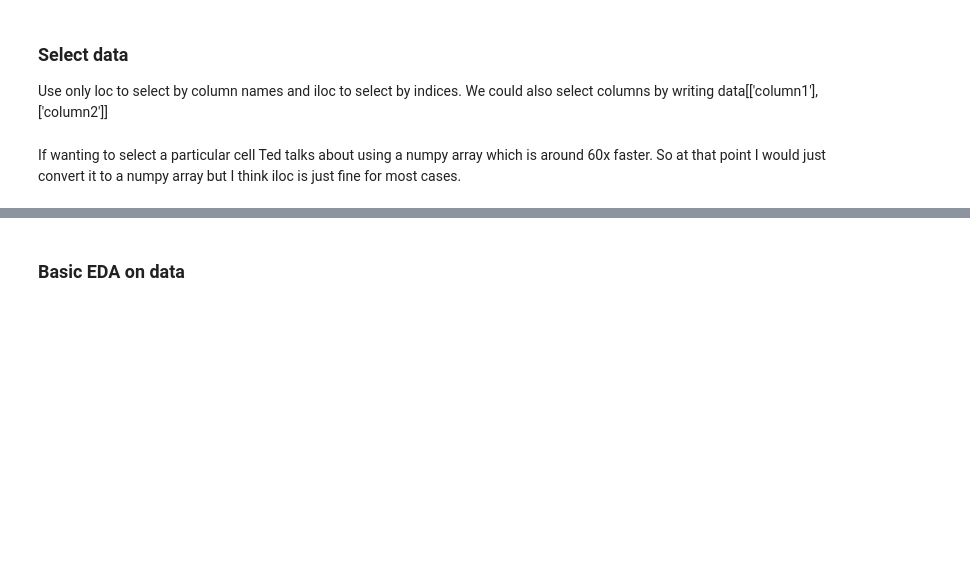
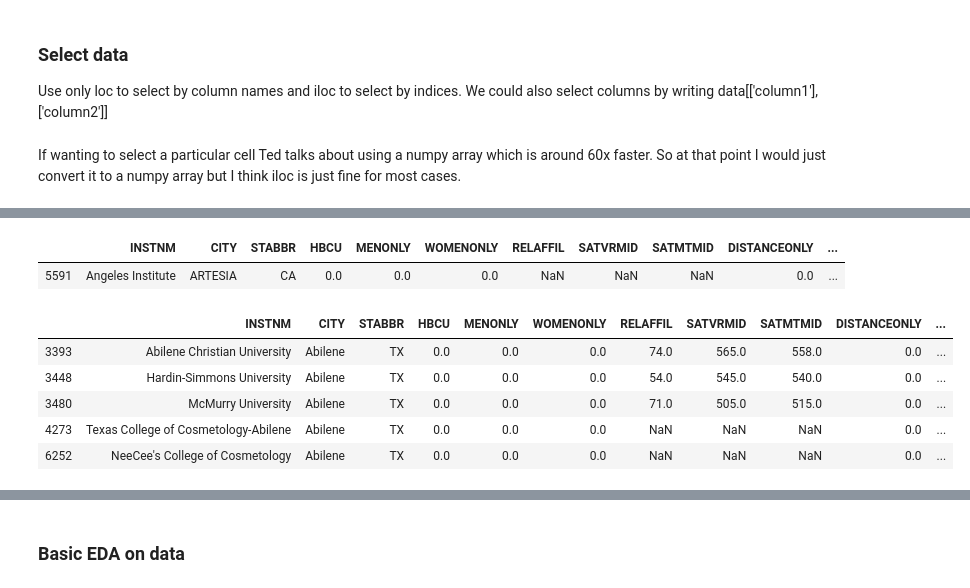
Before and after one commit to goodwin-matt/data_science_toolkit, a Jupyter notebook: DataScienceCode/General_DS/Pandas_Overview.ipynb, the cells around one changed output, grey strips where cells are left out. Drawn from its saved outputs; the diff is of its cells as text; code cells hidden in the pictures; blank space fills up the shorter version.

```diff
--- a/DataScienceCode/Pandas_Overview.ipynb
+++ b/DataScienceCode/General_DS/Pandas_Overview.ipynb
@@ -8,12 +8,12 @@ import numpy as np
 ### Read in data
 This is a college score card data set that the blog post I am looking at uses. It can be found at https://collegescorecard.ed.gov/data/ and download scorecard data. When reading in data Ted talks about using only "read_csv" since "read_table" will soon be deprecated.
 # %%
-data = pd.read_csv('Most-Recent-Cohorts-Scorecard-Elements.csv')
+data = pd.read_csv('Most-Recent-Cohorts-All-Data-Elements.csv')
 # %% [markdown]
 ### Select data
 Use only loc to select by column names and iloc to select by indices. We could also select columns by writing data[['column1'],['column2']]
 # %%
-data = data.loc[:4,('INSTNM','CITY','STABBR','HBCU','MENONLY','WOMENONLY','RELAFFIL','SATVRMID','SATMTMID','DISTANCEONLY',
+data = data.loc[:,('INSTNM','CITY','STABBR','HBCU','MENONLY','WOMENONLY','RELAFFIL','SATVRMID','SATMTMID','DISTANCEONLY',
            'UGDS','UGDS_WHITE','UGDS_BLACK','UGDS_HISP')]
 # %% [markdown]
 If wanting to select a particular cell Ted talks about using a numpy array which is around 60x faster. So at that point I would just convert it to a numpy array but I think iloc is just fine for most cases.
@@ -19,0 +109,5 @@ If wanting to select a particular cell Ted talks about using a numpy array which
+# %%
+data[data.CITY=='ARTESIA']
+# %% [output]
+|  | INSTNM | CITY | STABBR | HBCU | MENONLY | WOMENONLY | RELAFFIL | SATVRMID | SATMTMID | DISTANCEONLY | ... |
+| 5591 | Angeles Institute | ARTESIA | CA | 0.0 | 0.0 | 0.0 | NaN | NaN | NaN | 0.0 | ... |
@@ -19,0 +117,9 @@ If wanting to select a particular cell Ted talks about using a numpy array which
+# %%
+data[data.CITY=='Abilene']
+# %% [output]
+|  | INSTNM | CITY | STABBR | HBCU | MENONLY | WOMENONLY | RELAFFIL | SATVRMID | SATMTMID | DISTANCEONLY | ... |
+| 3393 | Abilene Christian University | Abilene | TX | 0.0 | 0.0 | 0.0 | 74.0 | 565.0 | 558.0 | 0.0 | ... |
+| 3448 | Hardin-Simmons University | Abilene | TX | 0.0 | 0.0 | 0.0 | 54.0 | 545.0 | 540.0 | 0.0 | ... |
+| 3480 | McMurry University | Abilene | TX | 0.0 | 0.0 | 0.0 | 71.0 | 505.0 | 515.0 | 0.0 | ... |
+| 4273 | Texas College of Cosmetology-Abilene | Abilene | TX | 0.0 | 0.0 | 0.0 | NaN | NaN | NaN | 0.0 | ... |
+| 6252 | NeeCee's College of Cosmetology | Abilene | TX | 0.0 | 0.0 | 0.0 | NaN | NaN | NaN | 0.0 | ... |
```
Also changed, not shown: parts of 15 cells of this notebook, 39 other files.
